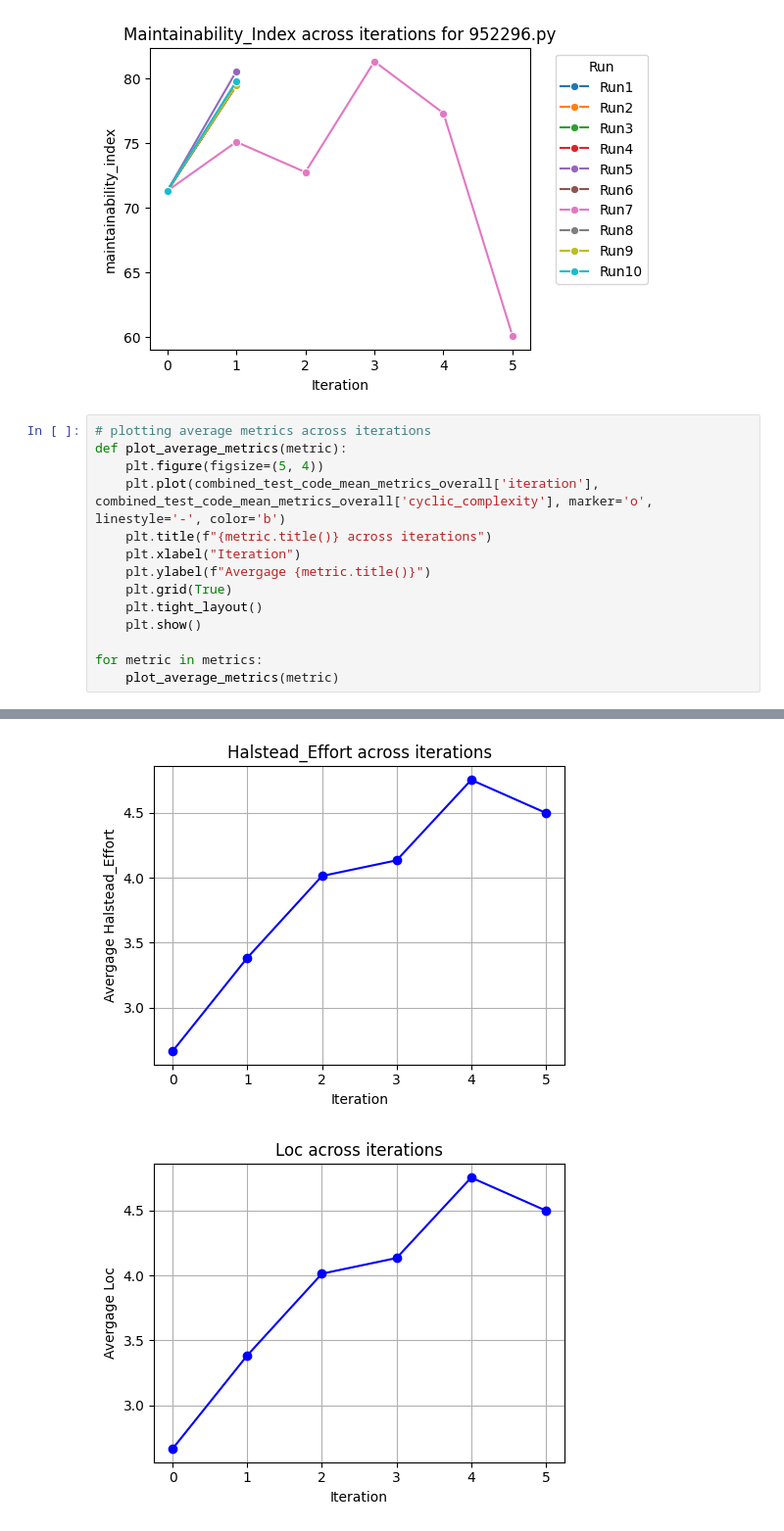
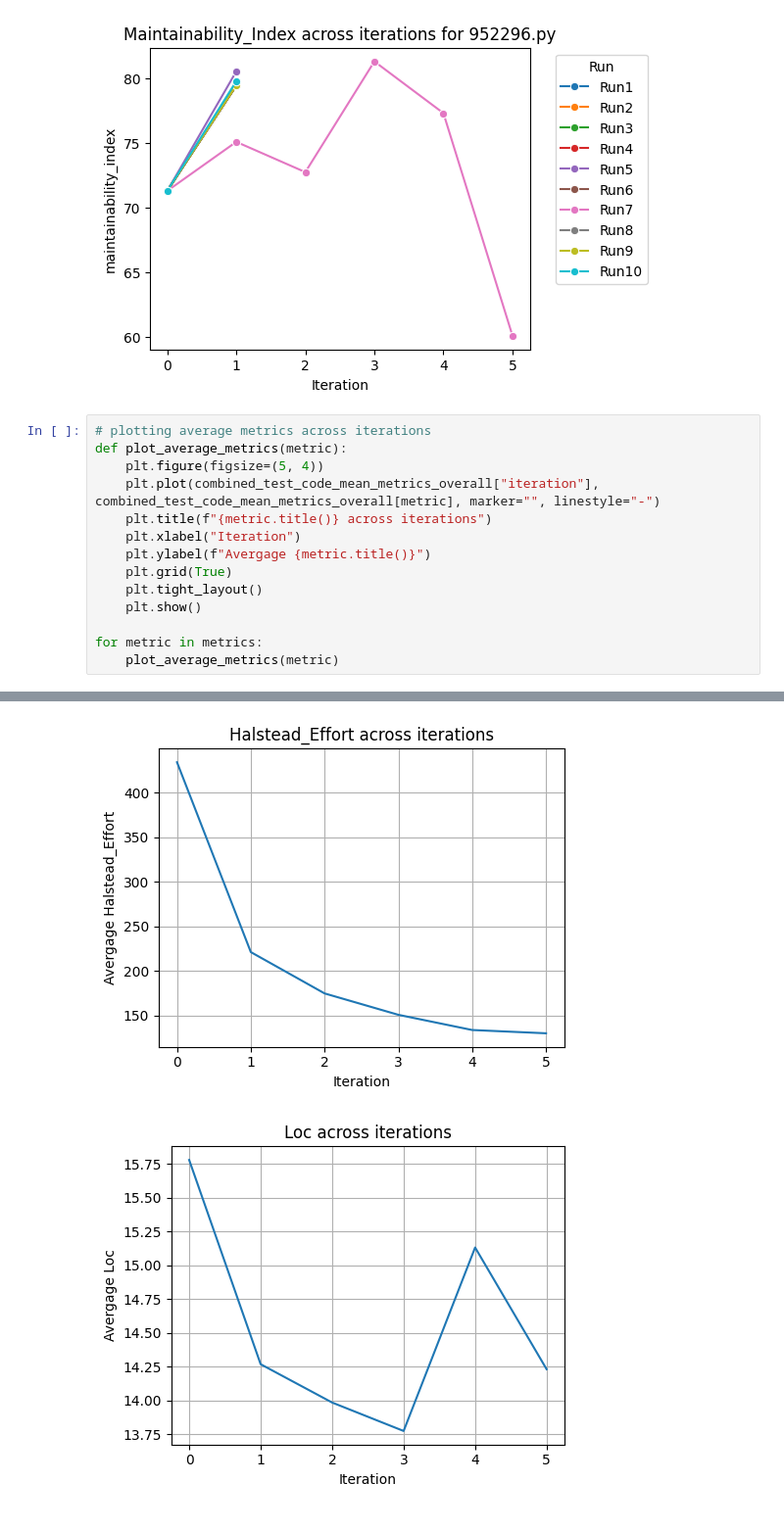
Before and after one commit to MileyNg/Code-Refactoring-Assistant, a Jupyter notebook: script/create_plot.ipynb, the cells around one changed output, grey strips where cells are left out. Shown at 98% size. Cells and saved outputs as stored; diff of their text form.

Commit message:
create plots

```diff
--- a/script/create_plot.ipynb
+++ b/script/create_plot.ipynb
@@ -191,7 +191,7 @@ for metric in metrics:
 # plotting average metrics across iterations
 def plot_average_metrics(metric):
     plt.figure(figsize=(5, 4))
-    plt.plot(combined_test_code_mean_metrics_overall['iteration'], combined_test_code_mean_metrics_overall['cyclic_complexity'], marker='o', linestyle='-', color='b')
+    plt.plot(combined_test_code_mean_metrics_overall["iteration"], combined_test_code_mean_metrics_overall[metric], marker="", linestyle="-")
     plt.title(f"{metric.title()} across iterations")
     plt.xlabel("Iteration")
     plt.ylabel(f"Avergage {metric.title()}")
@@ -208,2 +208,2 @@ for metric in metrics:
-[figure, old version]
+[figure, new version]
-[figure, old version]
+[figure, new version]
```
Also changed, not shown: parts of 5 cells of this notebook.
